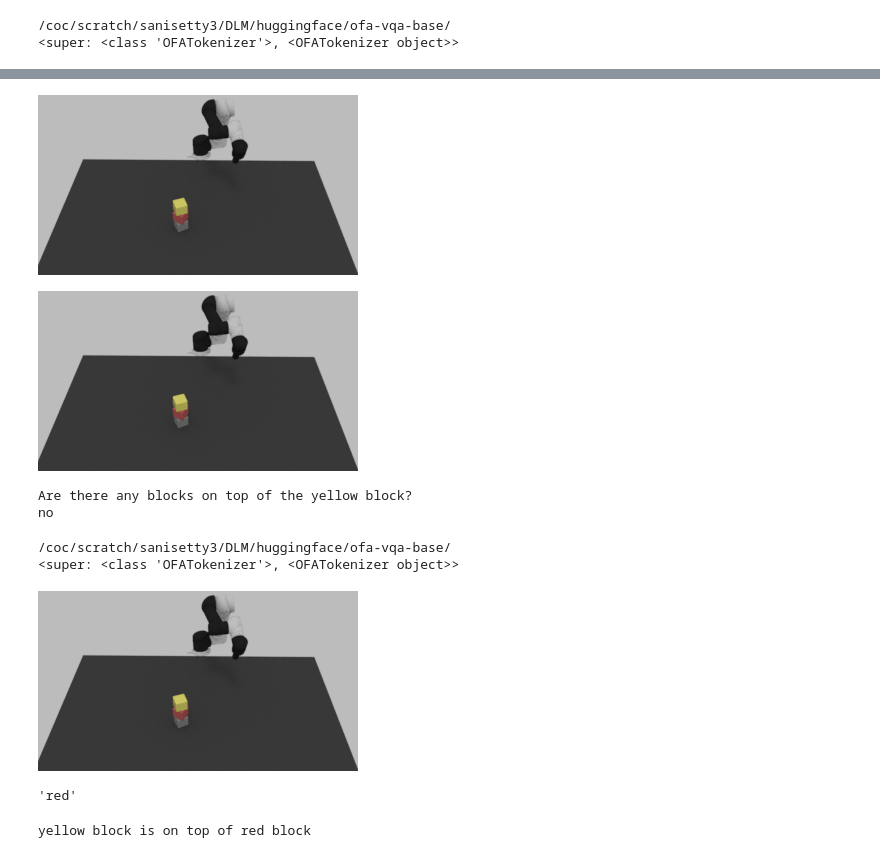
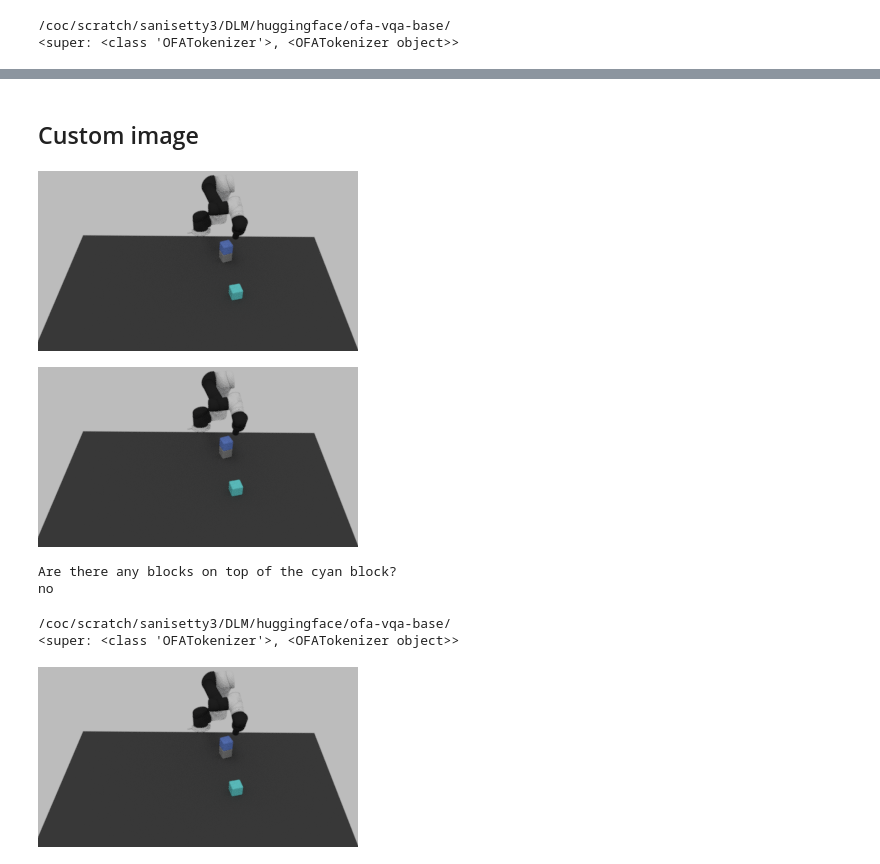
Before and after one commit to sohananisetty/OFA_VQA, a Jupyter notebook: ChatCompletion.ipynb, the cells around one changed output, grey strips where cells are left out. Cells and saved outputs as stored; diff of their text form; code cells hidden in the pictures.

```diff
--- a/ChatCompletion.ipynb
+++ b/ChatCompletion.ipynb
@@ -131,3 +135,5 @@ target:  yellow
+# %% [markdown]
+## Custom image
 # %%
 vqa_root = "/srv/scratch/sanisetty3/DLM/sornet/data/block_stacking/images/*.png"
 img_list = glob(vqa_root)
@@ -134,10 +142,10 @@ img_list = glob(vqa_root)
 # %%
-img = Image.open(img_list[99])
+img = Image.open(img_list[101])
 img
 # %% [output]
-[figure, old version]
+[figure, new version]
 # %%
-txt = "Are there any blocks on top of the yellow block?"
+txt = "Are there any blocks on top of the cyan block?"
 inputs = tokenizer([txt], return_tensors="pt").input_ids
 patch_img = patch_resize_transform(img).unsqueeze(0)
 display(img)
@@ -145,8 +153,8 @@ print(txt)
 custom_gen_fin = model.generate(inputs.cuda(), patch_images=patch_img.cuda(), num_beams=5, no_repeat_ngram_size=3)
 print(tokenizer.batch_decode(custom_gen_fin, skip_special_tokens=True)[0].strip())
 # %% [output]
-[figure, old version]
+[figure, new version]
-Are there any blocks on top of the yellow block?
+Are there any blocks on top of the cyan block?
 no
 # %%
 "What color is the <Z2> <C2> <M2> <S2> [that is] <R> the <Z> <C> <M> <S>?",
@@ -250,15 +246,6 @@ sensor = VLM()
 # %%
 img
 # %% [output]
-[figure, old version]
+[figure, new version]
 # %%
-sensor.get_top_block("gray",img)
+sensor.get_top_block("blue",img)
-# %% [output]
-'red'
-# %%
-try:
-    raise AssertionError("yellow block is on top of red block")
-except AssertionError as e:
-    print(e)
-# %% [output]
-yellow block is on top of red block
```
Also changed, not shown: parts of 18 cells of this notebook, 4 other files.
